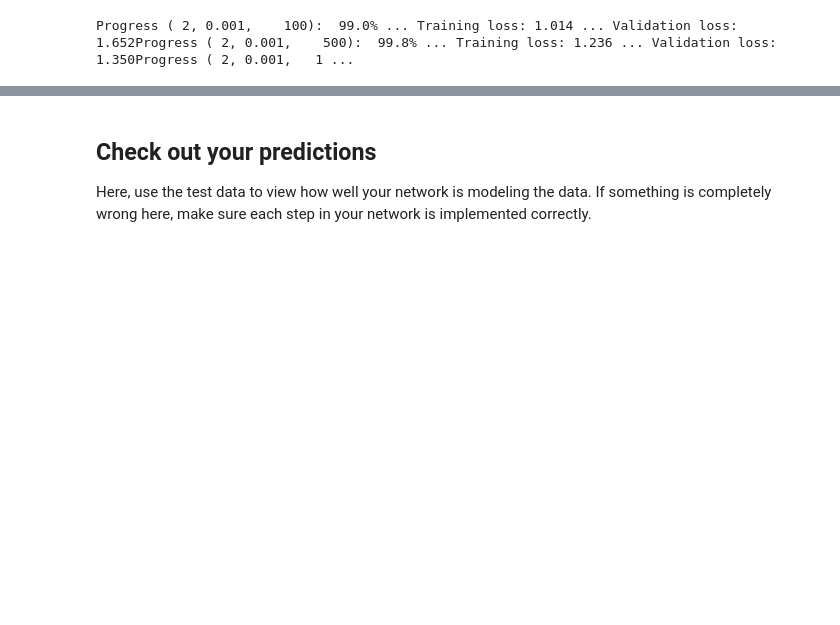
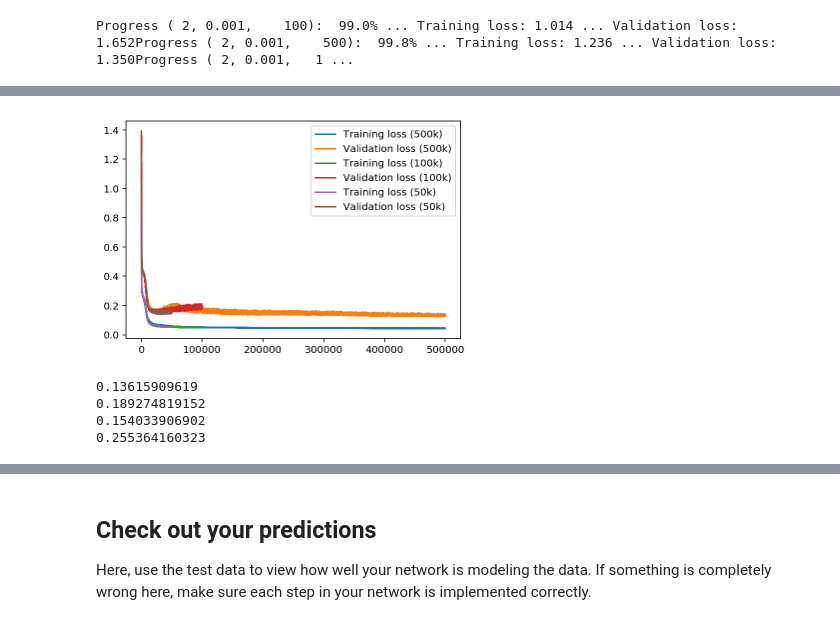
Before and after one commit to ivogeorg/deep-learning, a Jupyter notebook: first-neural-network/Your_first_neural_network.ipynb, the cells around one changed output, grey strips where cells are left out. Drawn from its saved outputs; the diff is of its cells as text; code cells hidden in the pictures; blank space fills up the shorter version.

```diff
--- a/first-neural-network/Your_first_neural_network.ipynb
+++ b/first-neural-network/Your_first_neural_network.ipynb
@@ -361,0 +565,25 @@ Progress ( 2, 0.001,    100):  99.0% ... Training loss: 1.014 ... Validation los
+# %%
+# Training dynamics for the top parameter set (n=3, lr=0.1, iter=100,000)
+losses500k = all_losses[(10, 0.1, 500000)]
+losses100k = all_losses[(10, 0.1, 100000)]
+losses50k = all_losses[(10, 0.1, 50000)]
+plt.plot(losses500k['train'], label='Training loss (500k)')
+plt.plot(losses500k['validation'], label='Validationv loss (500k)')
+plt.plot(losses100k['train'], label='Training loss (100k)')
+plt.plot(losses100k['validation'], label='Validation loss (100k)')
+plt.plot(losses50k['train'], label='Training loss (50k)')
+plt.plot(losses50k['validation'], label='Validation loss (50k)')
+plt.legend()
+_ = plt.ylim()
+# %% [output]
+[figure, added]
+# %%
+print(validation_losses[(10, 0.1, 500000)])
+print(validation_losses[(10, 0.1, 100000)])
+print(validation_losses[(10, 0.1, 50000)])
+print(validation_losses[(10, 0.1, 10000)])
+# %% [output]
+0.13615909619
+0.189274819152
+0.154033906902
+0.255364160323
```
Also changed, not shown: parts of 40 cells of this notebook, 1 other file.
